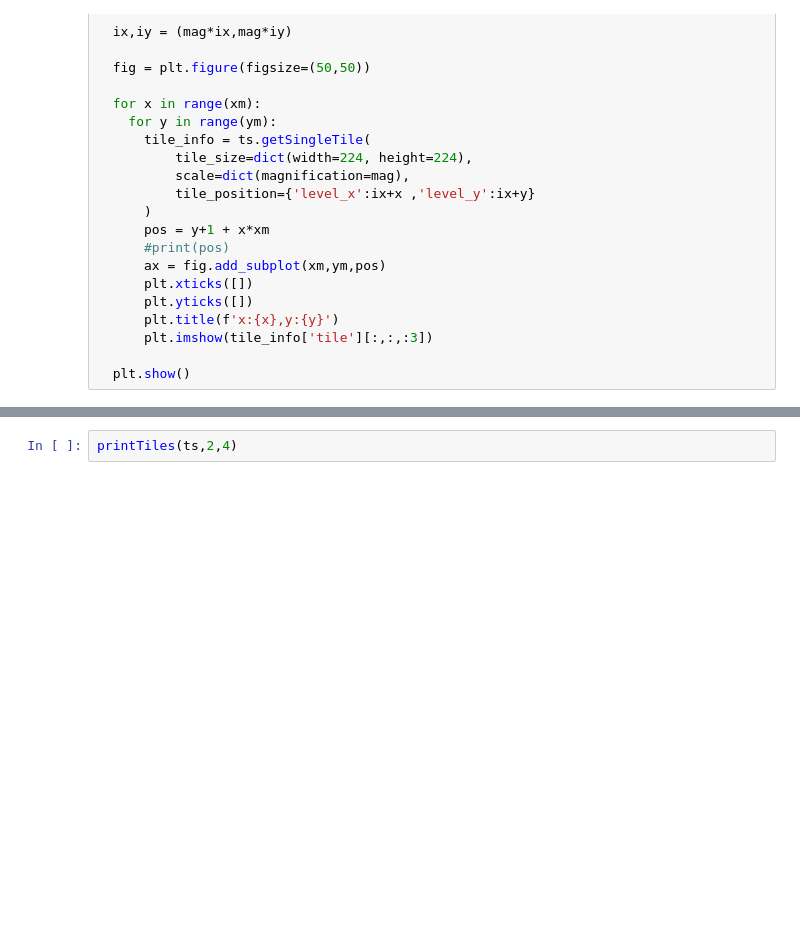
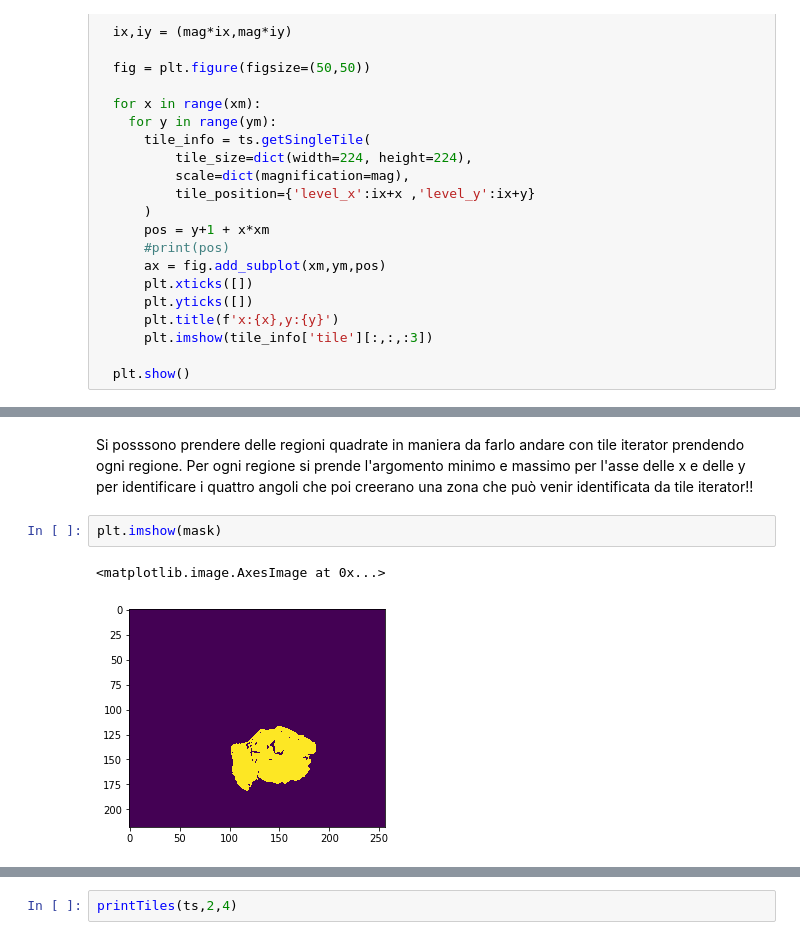
Before and after one commit to davibuss/Bioinformatics, a Jupyter notebook: PatientNet.ipynb, the cells around one changed output, grey strips where cells are left out. Saved outputs shown, nothing was run; the diff lists cells and outputs as text; blank space fills up the shorter version.

```diff
--- a/PatientNet.ipynb
+++ b/PatientNet.ipynb
@@ -188,0 +217,7 @@ ts = large_image.getTileSource(x_train[0])
+# %% [markdown]
+Si posssono prendere delle regioni quadrate in maniera da farlo andare con tile iterator prendendo ogni regione. Per ogni regione si prende l'argomento minimo e massimo per l'asse delle x e delle y per identificare i quattro angoli che poi creerano una zona che può venir identificata da tile iterator!!
+# %%
+plt.imshow(mask)
+# %% [output]
+<matplotlib.image.AxesImage at 0x...>
+[figure, added]
```
Also changed, not shown: parts of 8 cells of this notebook.
